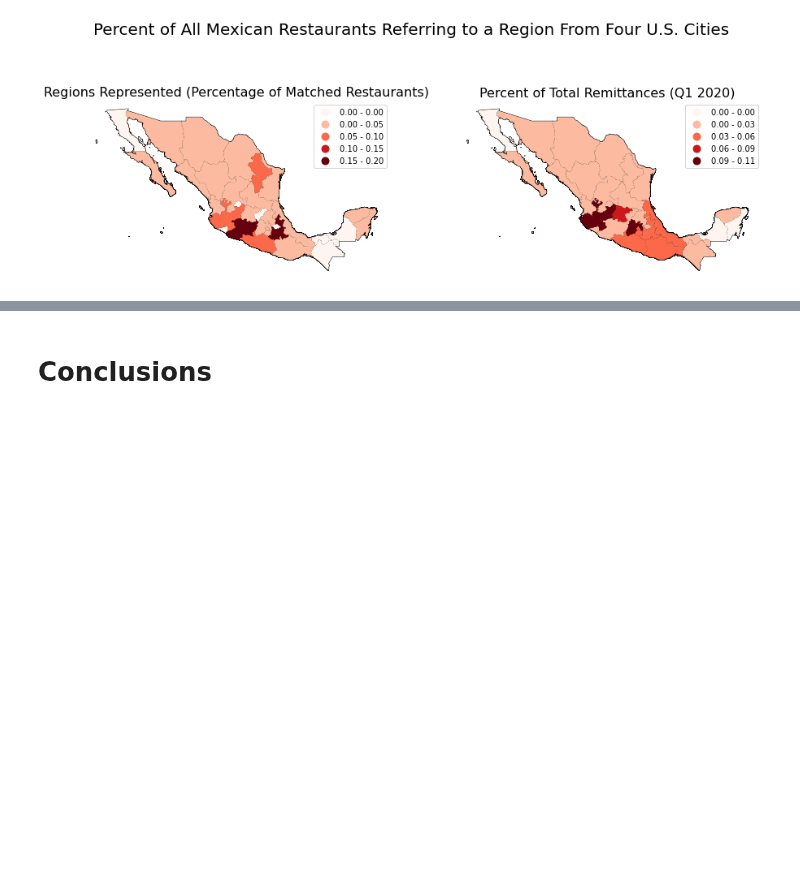
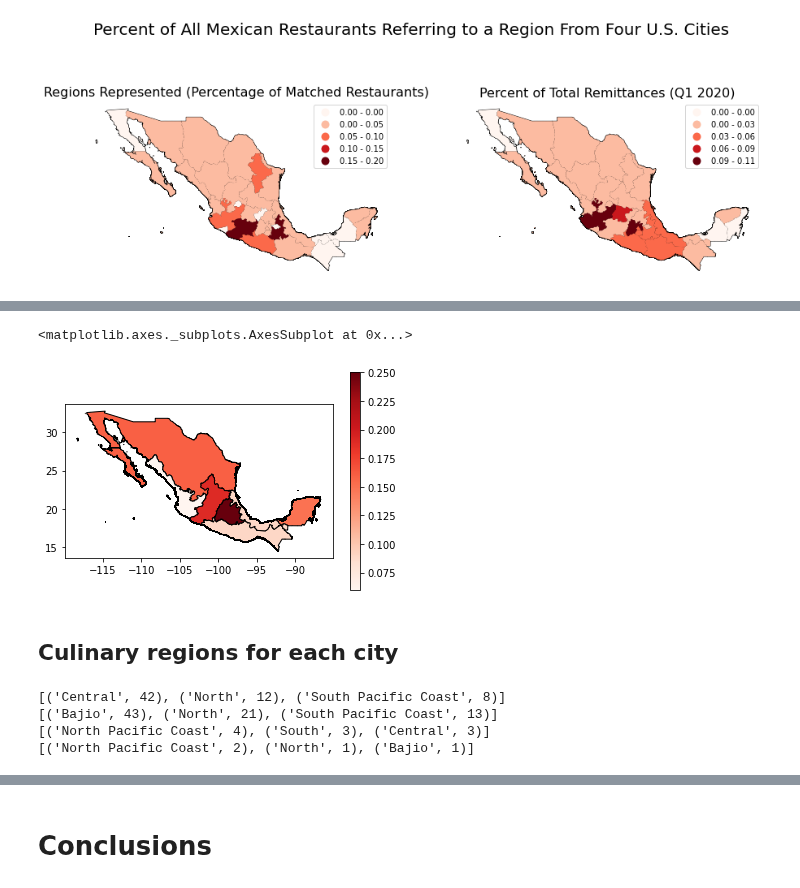
Before and after one commit to gregfeliu/Mexican_Immigration_Through_Restaurant_Names, a Jupyter notebook: notebooks/Analysis.ipynb, the cells around one changed output, grey strips where cells are left out. Drawn from its saved outputs; the diff is of its cells as text; code cells hidden in the pictures; blank space fills up the shorter version.

```diff
--- a/notebooks/Analysis.ipynb
+++ b/notebooks/Analysis.ipynb
@@ -734,0 +814,21 @@ for ax in (ax1,ax2,):
+# %%
+super_region_df2['Count'] = [x[0] for x in super_region_df2['Raw_Count']]
+super_region_df2['Percent_of_total'] = [x[1] for x in super_region_df2['Raw_Count']]
+# %%
+# Combine culinary_regions into geometries
+polygon_list = []
+for key in cul_reg_dict.keys():
+    polygon = []
+    for idx, cul_region in enumerate(super_mex_gdf.Culinary_region):
+        if key == cul_region:
+            polygon.append(super_mex_gdf.geometry[idx])
+    polygon_list.append(polygon)
+combined_polygon_list = []
+for x in polygon_list:
+    boundary = gpd.GeoSeries(unary_union(x))
+    combined_polygon_list.append(boundary)
+# boundary = gpd.GeoDataFrame([unary_union(x) for x in polygon_list])
+# %%
+super_region_df2['geometry'] = [x.values[0] for x in combined_polygon_list]
+# %%
+super_region_gdf = gpd.GeoDataFrame(super_region_df2, geometry = super_region_df2.geometry)
@@ -734,0 +838,9 @@ for ax in (ax1,ax2,):
+# %%
+super_region_gdf.plot(column='Percent_of_total', legend=True, cmap='Reds', edgecolor='black')
+# , scheme='User_Defined',
+#               classification_kwds=dict(bins=bin_range_gdf), edgecolor='gray')
+# %% [output]
+<matplotlib.axes._subplots.AxesSubplot at 0x...>
+[figure, added]
+# %% [markdown]
+## Culinary regions for each city
@@ -734,0 +865,8 @@ for ax in (ax1,ax2,):
+# %%
+for x in [nyc_cul_regions, dal_cul_regions, sf_cul_regions, chi_cul_regions]:
+    print(list(sorted(x.items(), key=lambda x: x[1], reverse=True))[0:3])
+# %% [output]
+[('Central', 42), ('North', 12), ('South Pacific Coast', 8)]
+[('Bajio', 43), ('North', 21), ('South Pacific Coast', 13)]
+[('North Pacific Coast', 4), ('South', 3), ('Central', 3)]
+[('North Pacific Coast', 2), ('North', 1), ('Bajio', 1)]
```
Also changed, not shown: parts of 29 cells of this notebook.
